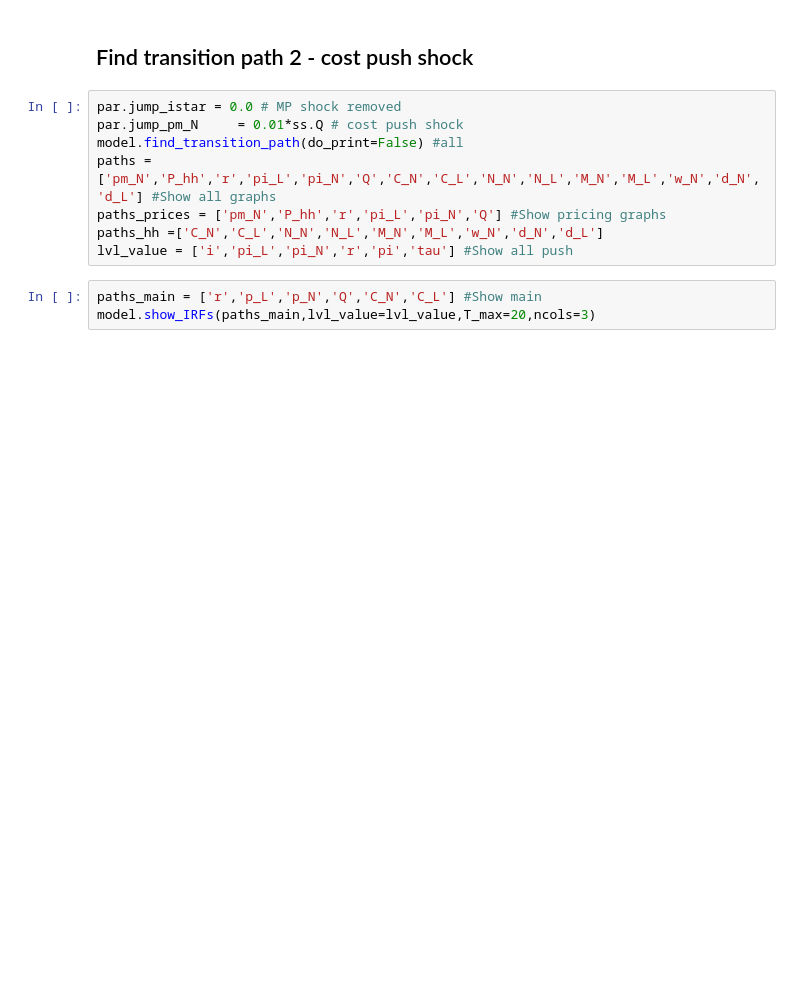
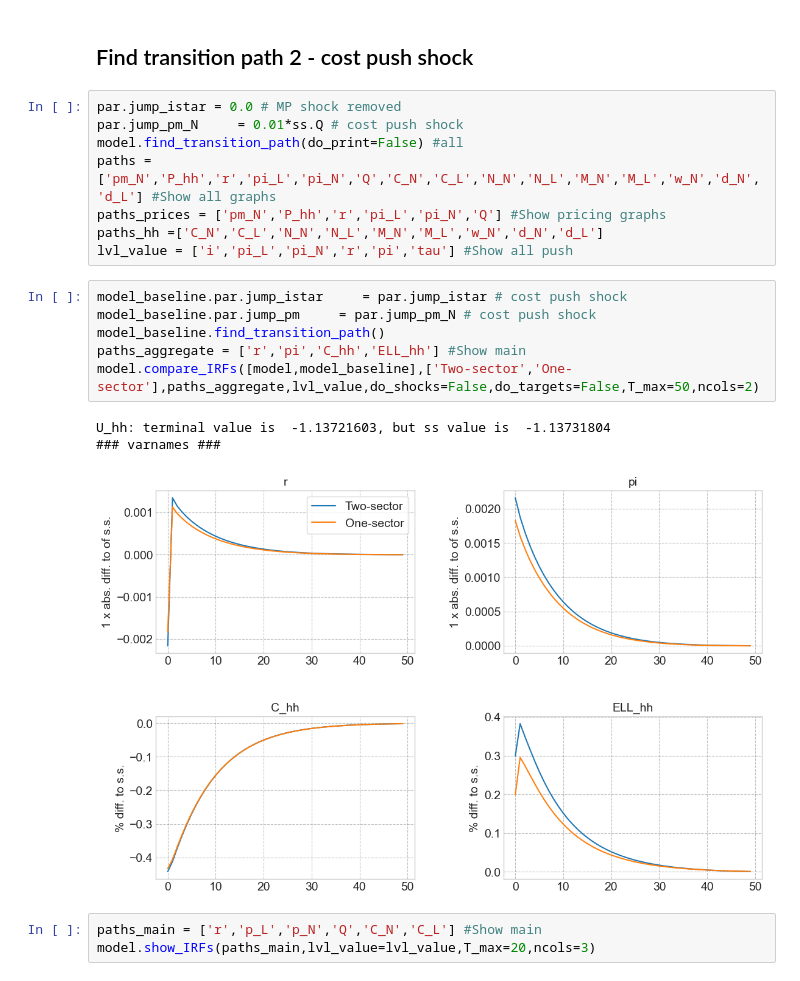
Before and after one commit to signehm0812/hank-speciale, a Jupyter notebook: two_sectors_subsistence/two_sector/HANK.ipynb, the cells around one changed output. Drawn from its saved outputs; the diff is of its cells as text; blank space fills up the shorter version.

```diff
--- a/two_sectors_subsistence/two_sector/HANK.ipynb
+++ b/two_sectors_subsistence/two_sector/HANK.ipynb
@@ -733,6 +752,16 @@ paths = ['pm_N','P_hh','r','pi_L','pi_N','Q','C_N','C_L','N_N','N_L','M_N','M_L'
 paths_prices = ['pm_N','P_hh','r','pi_L','pi_N','Q'] #Show pricing graphs
 paths_hh =['C_N','C_L','N_N','N_L','M_N','M_L','w_N','d_N','d_L']
 lvl_value = ['i','pi_L','pi_N','r','pi','tau'] #Show all push
+# %%
+model_baseline.par.jump_istar     = par.jump_istar # cost push shock
+model_baseline.par.jump_pm     = par.jump_pm_N # cost push shock
+model_baseline.find_transition_path()
+paths_aggregate = ['r','pi','C_hh','ELL_hh'] #Show main
+model.compare_IRFs([model,model_baseline],['Two-sector','One-sector'],paths_aggregate,lvl_value,do_shocks=False,do_targets=False,T_max=50,ncols=2)
+# %% [output]
+U_hh: terminal value is  -1.13721603, but ss value is  -1.13731804
+### varnames ###
+[figure, added]
 # %%
 paths_main = ['r','p_L','p_N','Q','C_N','C_L'] #Show main
 model.show_IRFs(paths_main,lvl_value=lvl_value,T_max=20,ncols=3)
```
Also changed, not shown: parts of 23 cells of this notebook, 7 other files.
